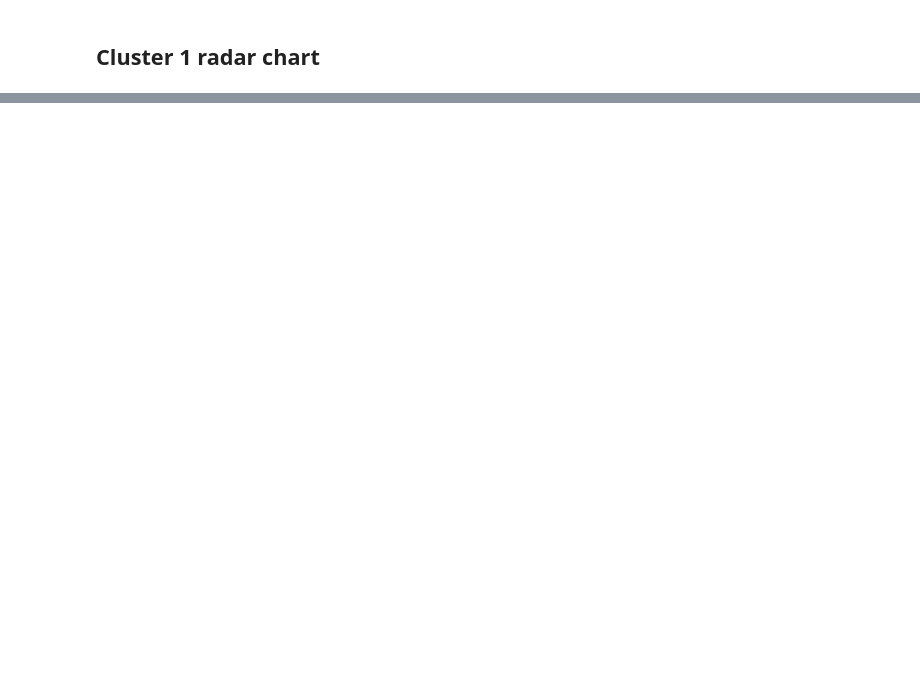
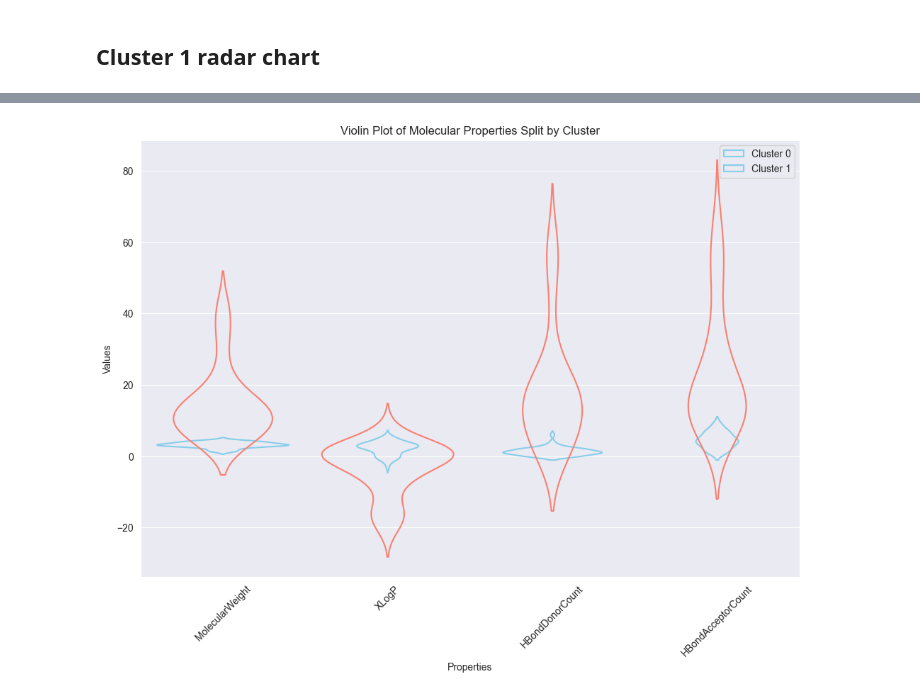
Before and after one commit to JKosciukiewicz/MLDD_Project, a Jupyter notebook: Clustering_examples.ipynb, the cells around one changed output, grey strips where cells are left out. Saved outputs shown, nothing was run; the diff lists cells and outputs as text; code cells hidden in the pictures; blank space fills up the shorter version.

Commit message:
Added violin charts

```diff
--- a/Clustering_examples.ipynb
+++ b/Clustering_examples.ipynb
@@ -353,0 +430,5 @@ fig_5.write_image('./fig_5.png')
+# %%
+df_copy = df.copy()
+# Rescale 'MolecularWeight' column by 0.01
+df_copy['MolecularWeight'] = df_copy['MolecularWeight'] * 0.01
+df_copy
@@ -353,0 +449,24 @@ fig_5.write_image('./fig_5.png')
+# %%
+# Plotting
+plt.figure(figsize=(12, 8))
+
+# Subset data for each cluster
+cluster_0 = df_copy[df_copy['cluster'] == 0]
+cluster_1 = df_copy[df_copy['cluster'] == 1]
+
+# Plotting violins for each cluster
+sns.violinplot(data=cluster_0[['MolecularWeight', 'XLogP', 'HBondDonorCount', 'HBondAcceptorCount']], color='skyblue', inner=None, fill=False)
+sns.violinplot(data=cluster_1[['MolecularWeight', 'XLogP', 'HBondDonorCount', 'HBondAcceptorCount']], color='salmon', inner=None, fill=False)
+
+# Set labels and title
+plt.title('Violin Plot of Molecular Properties Split by Cluster')
+plt.xlabel('Properties')
+plt.ylabel('Values')
+plt.xticks(rotation=45)
+
+# Add legend
+plt.legend(labels=['Cluster 0', 'Cluster 1'])
+
+plt.show()
+# %% [output]
+[figure, added]
```
Also changed, not shown: parts of 14 cells of this notebook.
